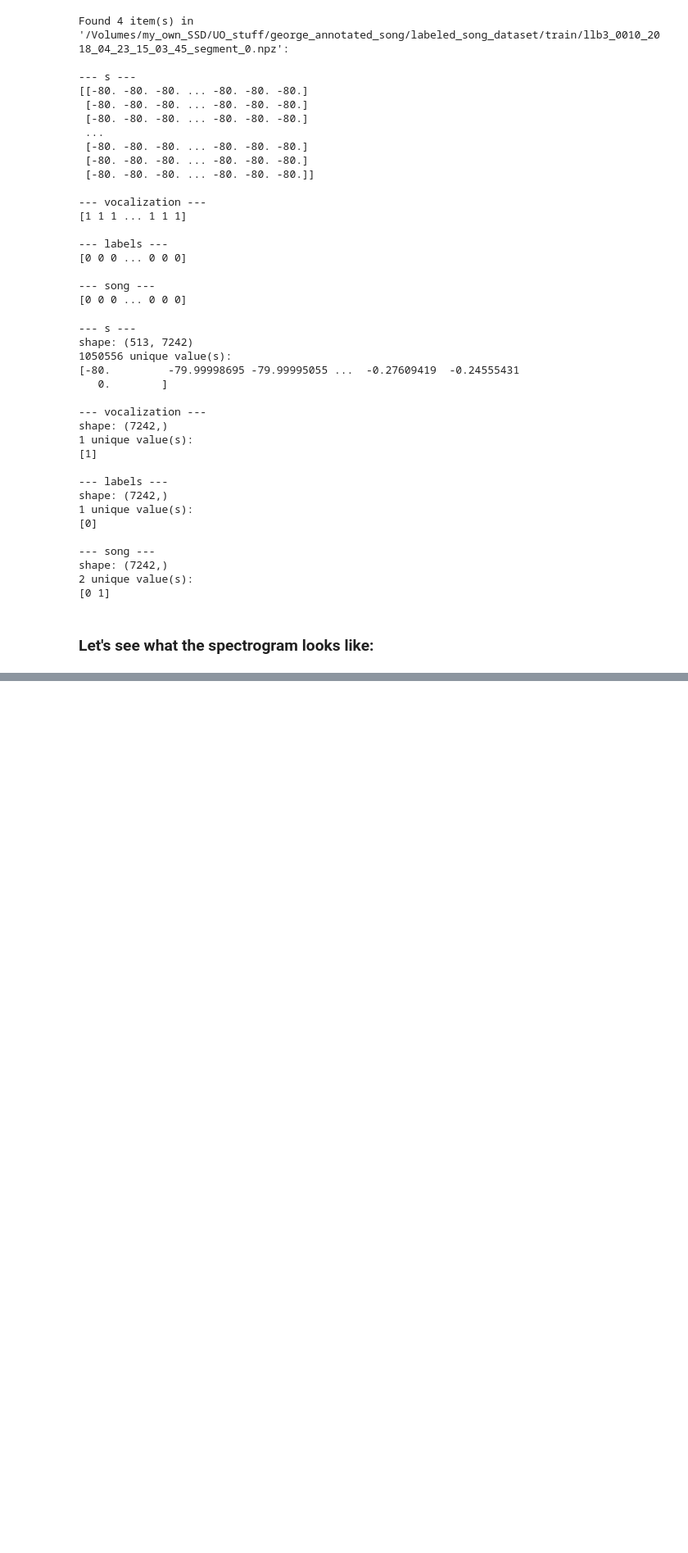
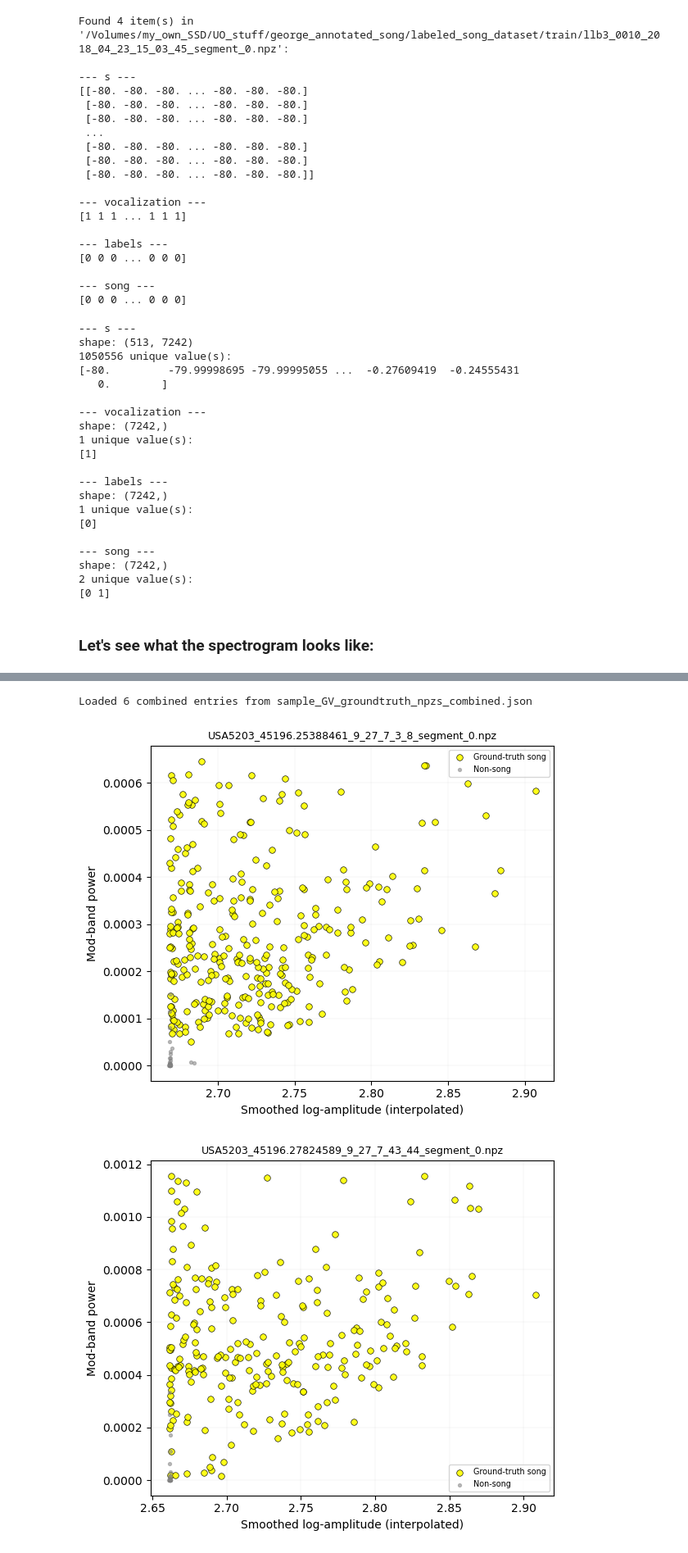
Before and after one commit to hulseyvincentr/BYOD_class, a Jupyter notebook: code/song_detector/read_GV_annotations.ipynb, the cells around one changed output, grey strips where cells are left out. Shown at 82% size. Cells and saved outputs as stored; diff of their text form; code cells hidden in the pictures; blank space fills up the shorter version.

```diff
--- a/code/song_detector/read_GV_annotations.ipynb
+++ b/code/song_detector/read_GV_annotations.ipynb
@@ -540,0 +1100,78 @@ Detected intervals (s):
+# %%
+import json
+import numpy as np
+import matplotlib.pyplot as plt
+from pathlib import Path
+
+# ------------------------------------------------------------------
+# 1)  Point to your combined JSON
+COMBINED_JSON = Path(
+    "/Users/mirandahulsey-vincent/Documents/allPythonCode/BYOD_class/data_inputs/sample_GV_groundtruth_npzs_combined.json"
+).expanduser().resolve()
+
+# ------------------------------------------------------------------
+# 2)  Load the records
+records = json.loads(COMBINED_JSON.read_text(encoding="utf‑8"))
+print(f"Loaded {len(records)} combined entries from {COMBINED_JSON.name}")
+
+# ------------------------------------------------------------------
+# ------------------------------------------------------------------
+# 3)  For every file, align the two traces and plot
+for rec in records:
+    fname = rec["file_name"]
+
+    # ---- grab arrays ----
+    t_log   = np.asarray(rec["log_amp_time"],     dtype=float)
+    log_amp = np.asarray(rec["smoothed_log_amp"], dtype=float)
+    t_mod   = np.asarray(rec["mod_band_time"],    dtype=float)
+    mod_pow = np.asarray(rec["mod_band_power"],   dtype=float)
+
+    # skip if any piece missing
+    if t_log.size == 0 or t_mod.size == 0:
+        print(f"⚠️  {fname}: missing time axes – skipped")
+        continue
+
+    # ---- interpolate log‑amp onto the mod‑band time grid ----
+    log_interp = np.interp(t_mod, t_log, log_amp)
+
+    # ---- create a mask for points inside ground‑truth intervals ----
+    in_song = np.zeros_like(t_mod, dtype=bool)
+    for start, stop in rec["groundtruth_intervals"]:
+        in_song |= (t_mod >= start) & (t_mod <= stop)
+
+    # ---- scatter plot ----
+    plt.figure(figsize=(6, 5))
+
+    # song points: yellow face, black edge
+    plt.scatter(
+        log_interp[in_song],
+        mod_pow[in_song],
+        s=30,
+        facecolor="yellow",
+        edgecolor="black",
+        linewidth=0.5,
+        alpha=0.9,
+        label="Ground‑truth song"
+    )
+
+    # non‑song points: light grey
+    plt.scatter(
+        log_interp[~in_song],
+        mod_pow[~in_song],
+        s=8,
+        color="grey",
+        alpha=0.5,
+        label="Non‑song"
+    )
+
+    plt.xlabel("Smoothed log‑amplitude (interpolated)")
+    plt.ylabel("Mod‑band power")
+    plt.title(fname, fontsize=9)
+    plt.grid(True, lw=0.3, alpha=0.3)
+    plt.legend(fontsize="x-small")
+    plt.tight_layout()
+    plt.show()
+# %% [output]
+Loaded 6 combined entries from sample_GV_groundtruth_npzs_combined.json
+[figure, added]
+[figure, added]
```
Also changed, not shown: parts of 22 cells of this notebook.
